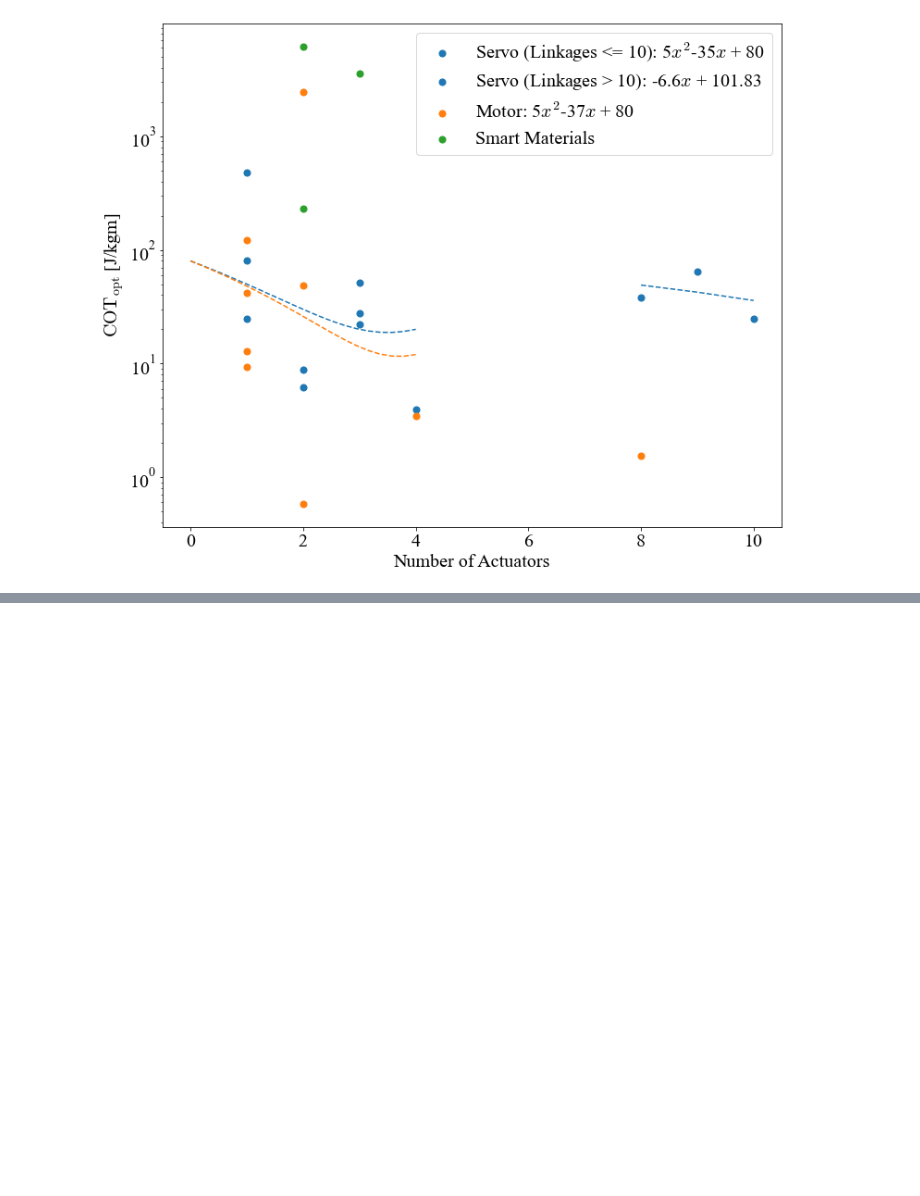
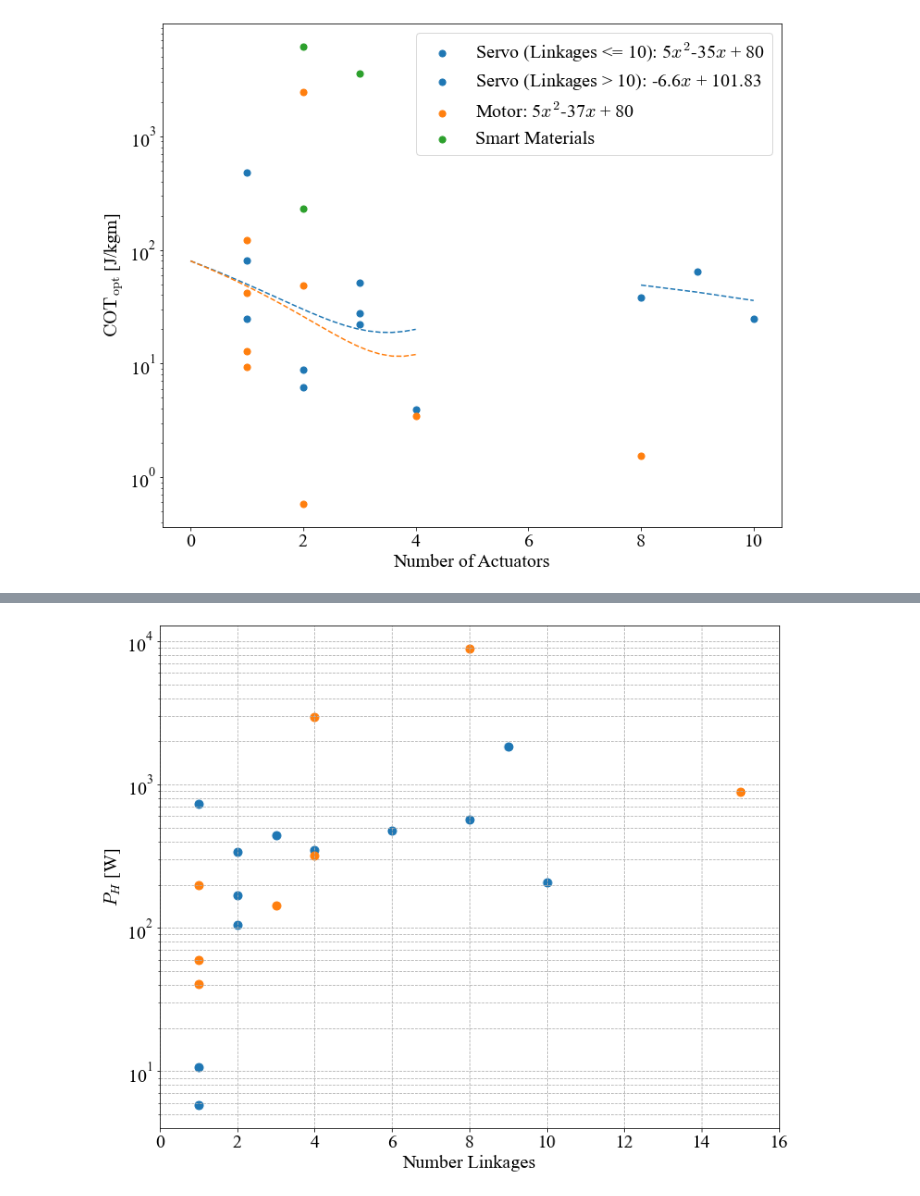
Before and after one commit to michaelcoe/Cost-of-Transport-Estimation, a Jupyter notebook: linkage_study/linkage_plots.ipynb, the cells around one changed output, grey strips where cells are left out. Saved outputs shown, nothing was run; the diff lists cells and outputs as text; code cells hidden in the pictures; blank space fills up the shorter version.

```diff
--- a/linkage_study/linkage_plots.ipynb
+++ b/linkage_study/linkage_plots.ipynb
@@ -281,0 +307,25 @@ ax8.grid(which='both', linestyle='--')
+# %%
+fig9, ax9 = plt.subplots(figsize=(12,10), facecolor='w')
+
+servo_act_weight = np.divide(np.divide(servo_df['Weight [kg]'].values, servo_df['No Actuators'].values),2)
+motor_act_weight = np.divide(np.divide(motor_df['Weight [kg]'].values, motor_df['No Actuators'].values),2)
+
+servo_act_power = np.multiply(267.00*np.power(servo_act_weight,1.0), servo_df['No Actuators'].values)
+motor_act_power = np.multiply(257.36*np.power(motor_act_weight,0.96), motor_df['No Actuators'].values)
+
+servo_linkage_ph = servo_act_power - servo_df['PH'].values
+motor_linkage_ph = motor_act_power - motor_df['PH'].values
+
+ax9.scatter(servo_df['No Linkages'].values, servo_linkage_ph, label='Servo')
+ax9.scatter(motor_df['No Linkages'].values, motor_linkage_ph, label='Motor')
+
+ax9.set_xlabel('Number Linkages')
+ax9.set_ylabel('$P_H$ [W]')
+ax9.set_xticks(np.arange(0, 18, 2))
+# ax9.set_ylim([0, 100])
+ax9.set_yscale('log')
+ax9.grid(which='both', linestyle='--')
+
+fig9.savefig('motor_ph_actuators.pdf', facecolor='w', dpi=300, bbox_inches='tight')
+# %% [output]
+[figure, added]
```
Also changed, not shown: parts of 5 cells of this notebook, 10 other files.
